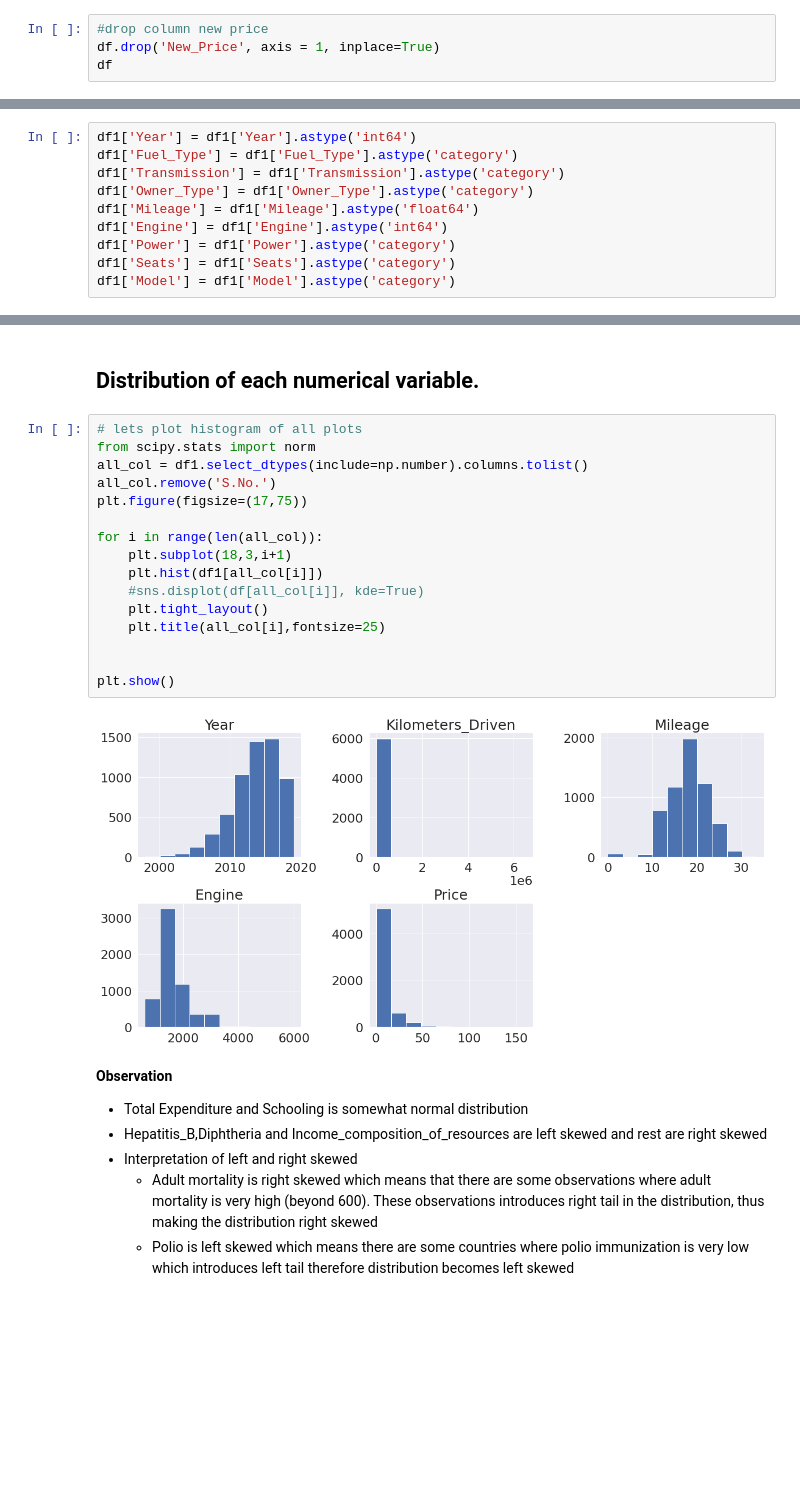
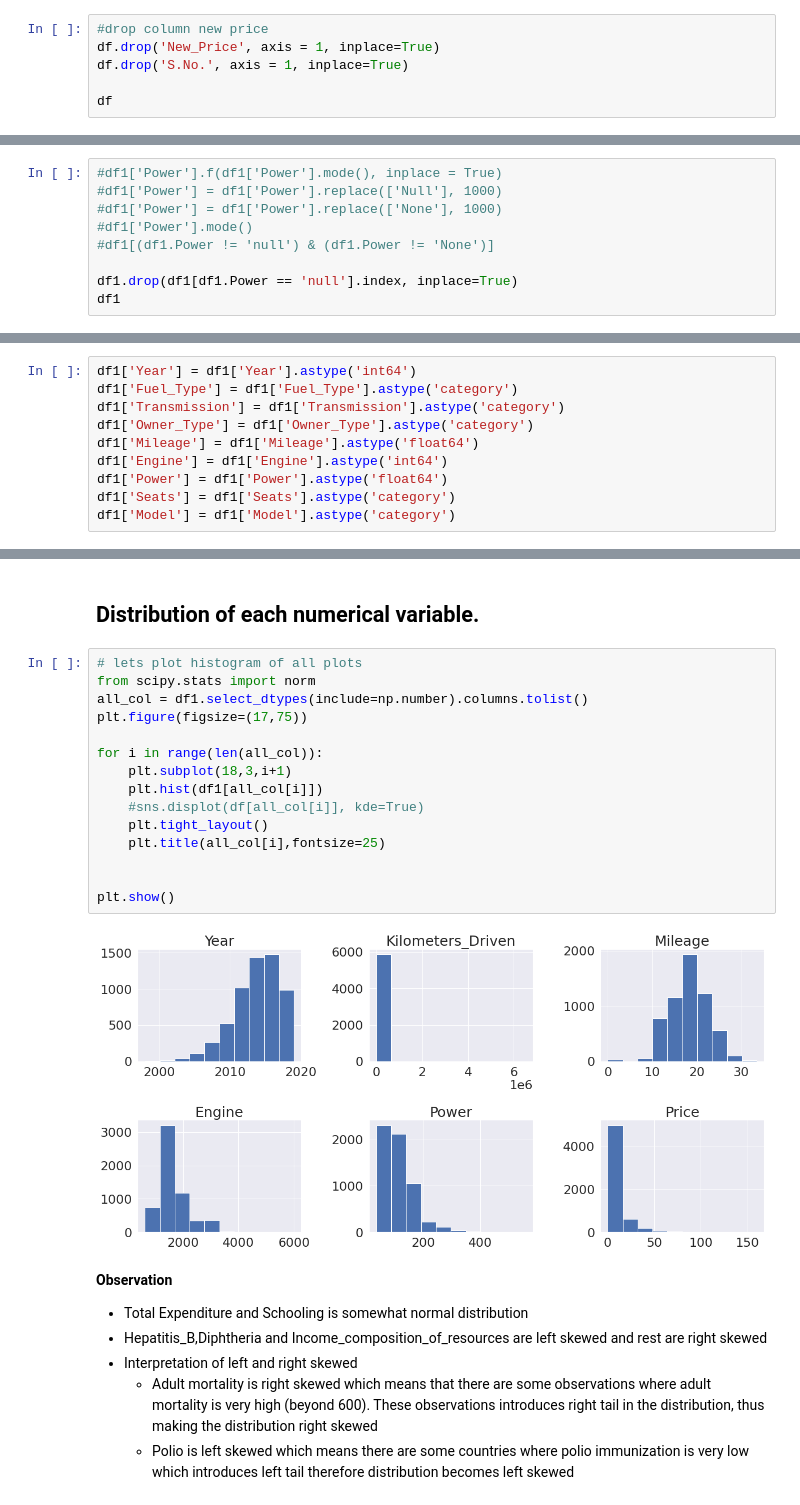
Before and after one commit to jkhan-prog/ML-model-to-predict-used-Car-price, a Jupyter notebook: PreOwned_Car_Sales.ipynb, the cells around one changed output, grey strips where cells are left out. Drawn from its saved outputs; the diff is of its cells as text; blank space fills up the shorter version.

```diff
--- a/PreOwned_Car_Sales.ipynb
+++ b/PreOwned_Car_Sales.ipynb
@@ -221,5 +221,7 @@ dtype: int64
 # %%
 #drop column new price
 df.drop('New_Price', axis = 1, inplace=True)
+df.drop('S.No.', axis = 1, inplace=True)
+
 df
 # %% [output]
@@ -346,0 +374,9 @@ df1['Power'].isnull().sum()
+# %%
+#df1['Power'].f(df1['Power'].mode(), inplace = True)
+#df1['Power'] = df1['Power'].replace(['Null'], 1000)
+#df1['Power'] = df1['Power'].replace(['None'], 1000)
+#df1['Power'].mode()
+#df1[(df1.Power != 'null') & (df1.Power != 'None')]
+
+df1.drop(df1[df1.Power == 'null'].index, inplace=True)
+df1
@@ -351,7 +426,7 @@ df1['Transmission'] = df1['Transmission'].astype('category')
 df1['Owner_Type'] = df1['Owner_Type'].astype('category')
 df1['Mileage'] = df1['Mileage'].astype('float64')
 df1['Engine'] = df1['Engine'].astype('int64')
-df1['Power'] = df1['Power'].astype('category')
+df1['Power'] = df1['Power'].astype('float64')
 df1['Seats'] = df1['Seats'].astype('category')
 df1['Model'] = df1['Model'].astype('category')
 # %%
@@ -519,21 +592,20 @@ histogram_boxplot(df1.Engine)
 # %%
 # lets plot histogram of all plots
 from scipy.stats import norm
 all_col = df1.select_dtypes(include=np.number).columns.tolist()
-all_col.remove('S.No.')
 plt.figure(figsize=(17,75))
 
 for i in range(len(all_col)):
     plt.subplot(18,3,i+1)
     plt.hist(df1[all_col[i]])
     #sns.displot(df[all_col[i]], kde=True)
     plt.tight_layout()
     plt.title(all_col[i],fontsize=25)
 
 
 plt.show()
 # %% [output]
-[figure, old version]
+[figure, new version]
 # %% [markdown]
 **Observation**
 * Total Expenditure and Schooling is somewhat normal distribution
```
Also changed, not shown: parts of 34 cells of this notebook.
